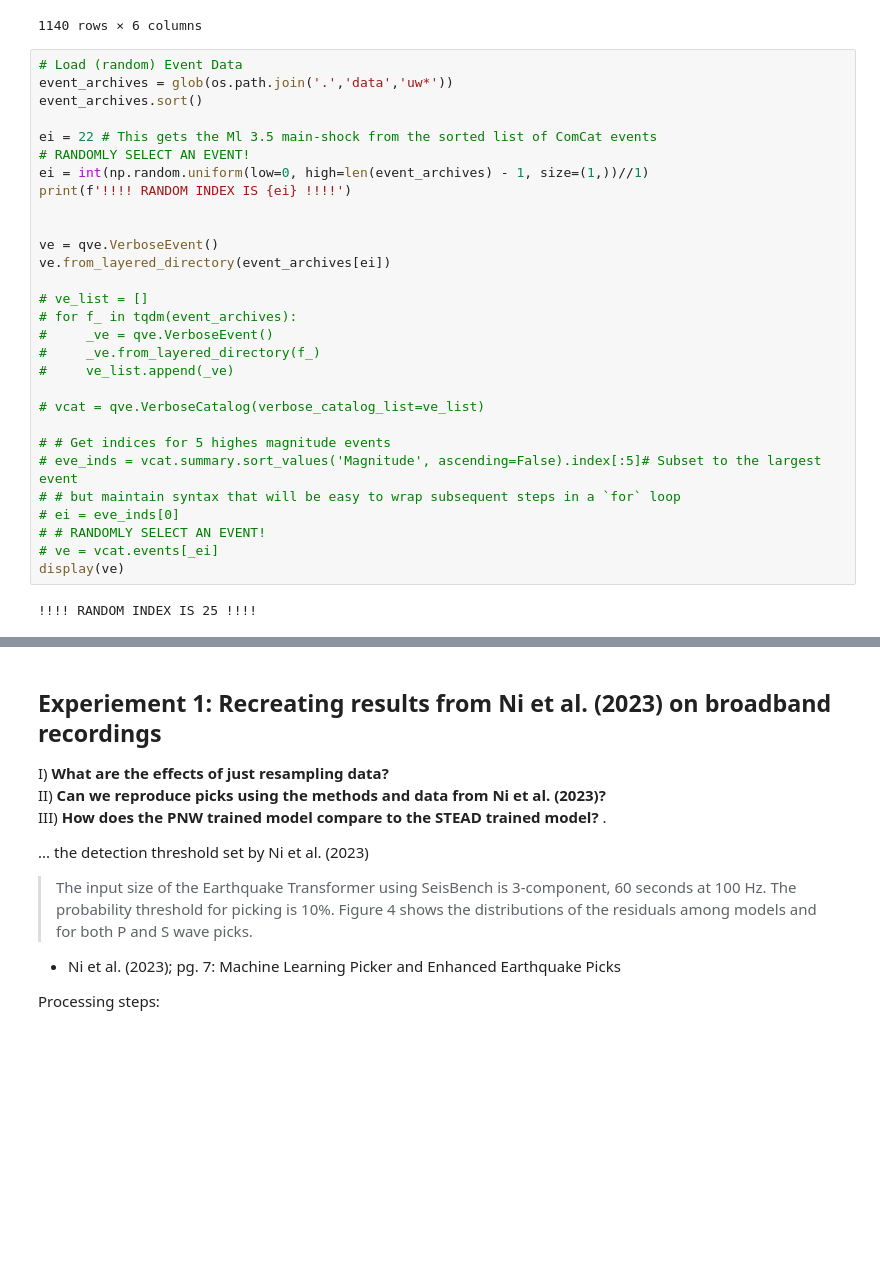
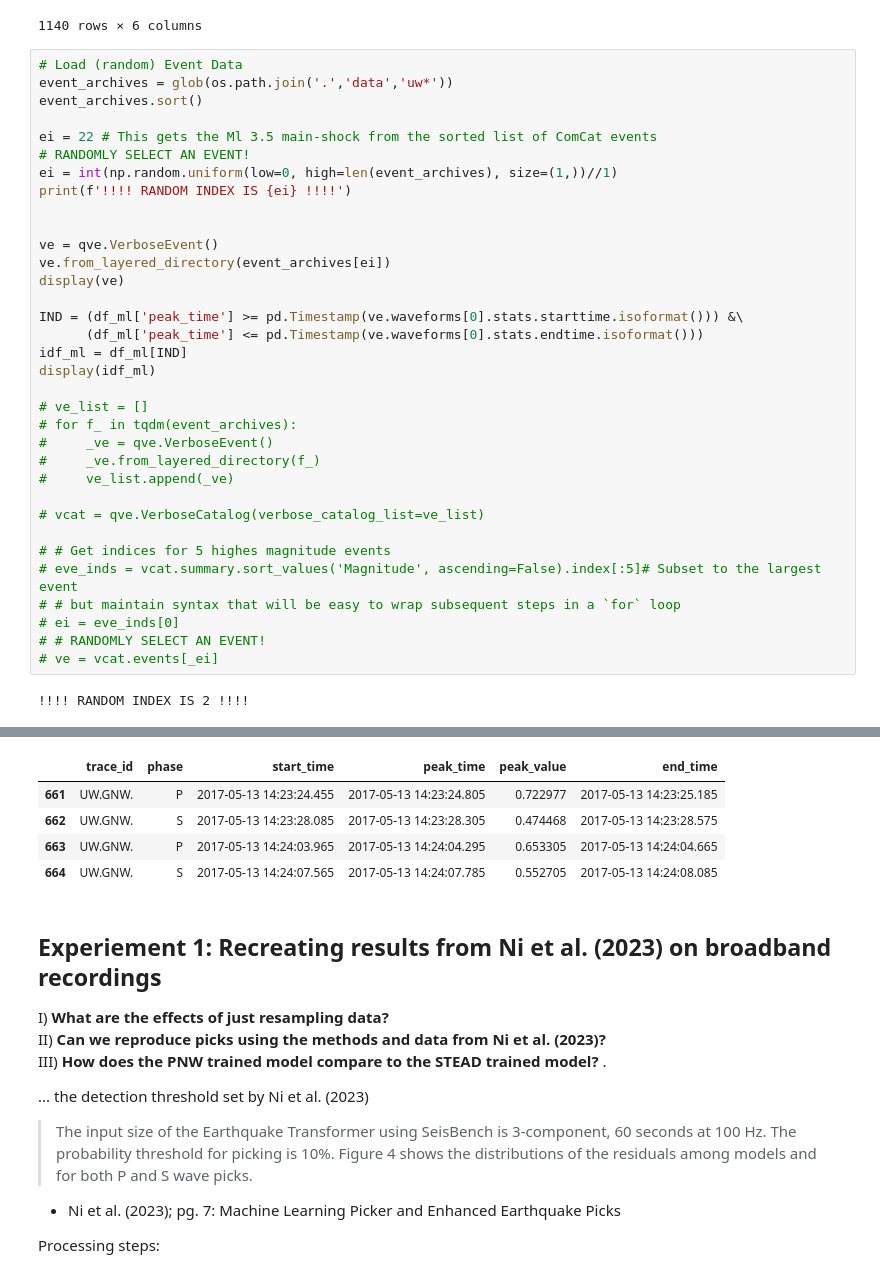
Before and after one commit to pnsn/Sci-Prod-ML, a Jupyter notebook: experiment/Accelerometer_Test_UW.GNW/test_eqt_preprocesses.ipynb, the cells around one changed output, grey strips where cells are left out. Saved outputs shown, nothing was run; the diff lists cells and outputs as text; blank space fills up the shorter version.

```diff
--- a/experiment/Accelerometer_Test_UW.GNW/test_eqt_preprocesses.ipynb
+++ b/experiment/Accelerometer_Test_UW.GNW/test_eqt_preprocesses.ipynb
@@ -122,12 +122,18 @@ event_archives.sort()
 
 ei = 22 # This gets the Ml 3.5 main-shock from the sorted list of ComCat events
 # RANDOMLY SELECT AN EVENT!
-ei = int(np.random.uniform(low=0, high=len(event_archives) - 1, size=(1,))//1)
+ei = int(np.random.uniform(low=0, high=len(event_archives), size=(1,))//1)
 print(f'!!!! RANDOM INDEX IS {ei} !!!!')
 
 
 ve = qve.VerboseEvent()
 ve.from_layered_directory(event_archives[ei])
+display(ve)
+
+IND = (df_ml['peak_time'] >= pd.Timestamp(ve.waveforms[0].stats.starttime.isoformat())) &\
+      (df_ml['peak_time'] <= pd.Timestamp(ve.waveforms[0].stats.endtime.isoformat()))
+idf_ml = df_ml[IND]
+display(idf_ml)
 
 # ve_list = []
 # for f_ in tqdm(event_archives):
@@ -143,7 +149,6 @@ ve.from_layered_directory(event_archives[ei])
 # ei = eve_inds[0]
 # # RANDOMLY SELECT AN EVENT!
 # ve = vcat.events[_ei]
-display(ve)
 # %% [output]
-!!!! RANDOM INDEX IS 25 !!!!
+!!!! RANDOM INDEX IS 2 !!!!
 === event ===
@@ -162,7 +167,12 @@ None
                         UW.GNW (Green Mountain, WA, USA) (2x)
                 Channels (6):
                         UW.GNW..BHZ, UW.GNW..BHN, UW.GNW..BHE, UW.GNW..ENZ, UW.GNW..ENN,
                         UW.GNW..ENE
+|  | trace_id | phase | start_time | peak_time | peak_value | end_time |
+| 661 | UW.GNW. | P | 2017-05-13 14:23:24.455 | 2017-05-13 14:23:24.805 | 0.722977 | 2017-05-13 14:23:25.185 |
+| 662 | UW.GNW. | S | 2017-05-13 14:23:28.085 | 2017-05-13 14:23:28.305 | 0.474468 | 2017-05-13 14:23:28.575 |
+| 663 | UW.GNW. | P | 2017-05-13 14:24:03.965 | 2017-05-13 14:24:04.295 | 0.653305 | 2017-05-13 14:24:04.665 |
+| 664 | UW.GNW. | S | 2017-05-13 14:24:07.565 | 2017-05-13 14:24:07.785 | 0.552705 | 2017-05-13 14:24:08.085 |
 # %% [markdown]
 ## Experiement 1: Recreating results from Ni et al. (2023) on broadband recordings
 I) **What are the effects of just resampling data?**
```
Also changed, not shown: parts of 11 cells of this notebook.
